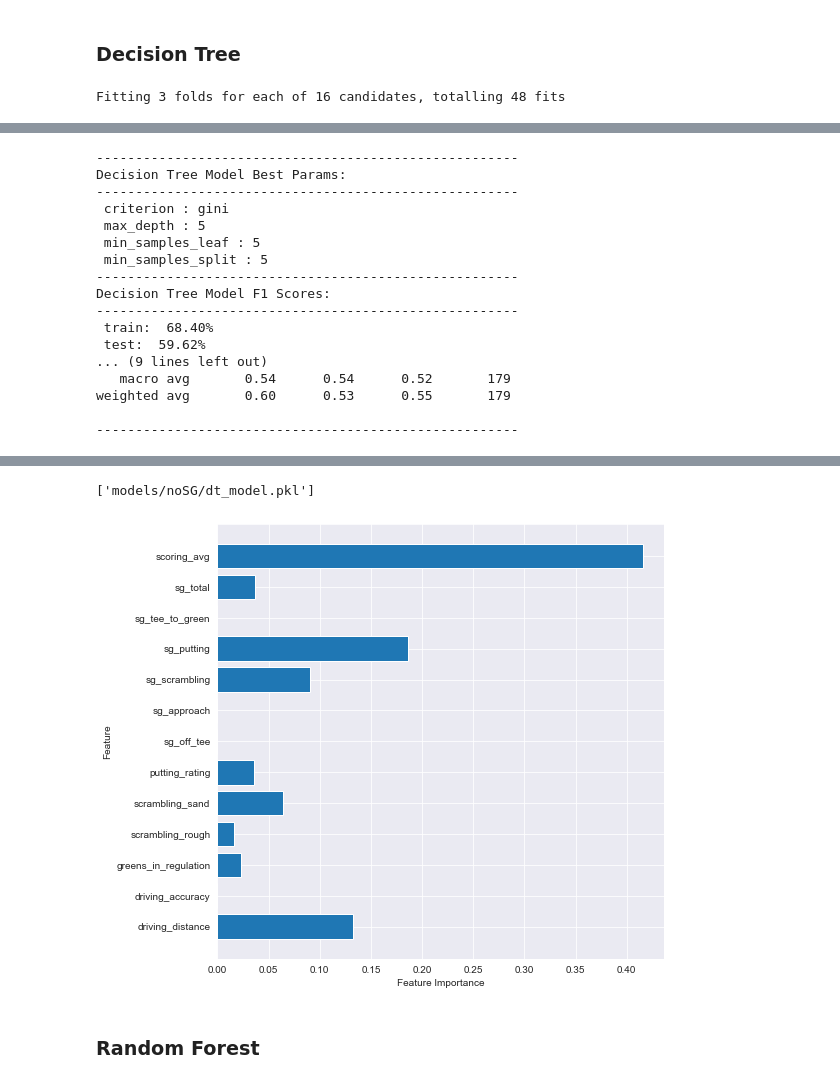
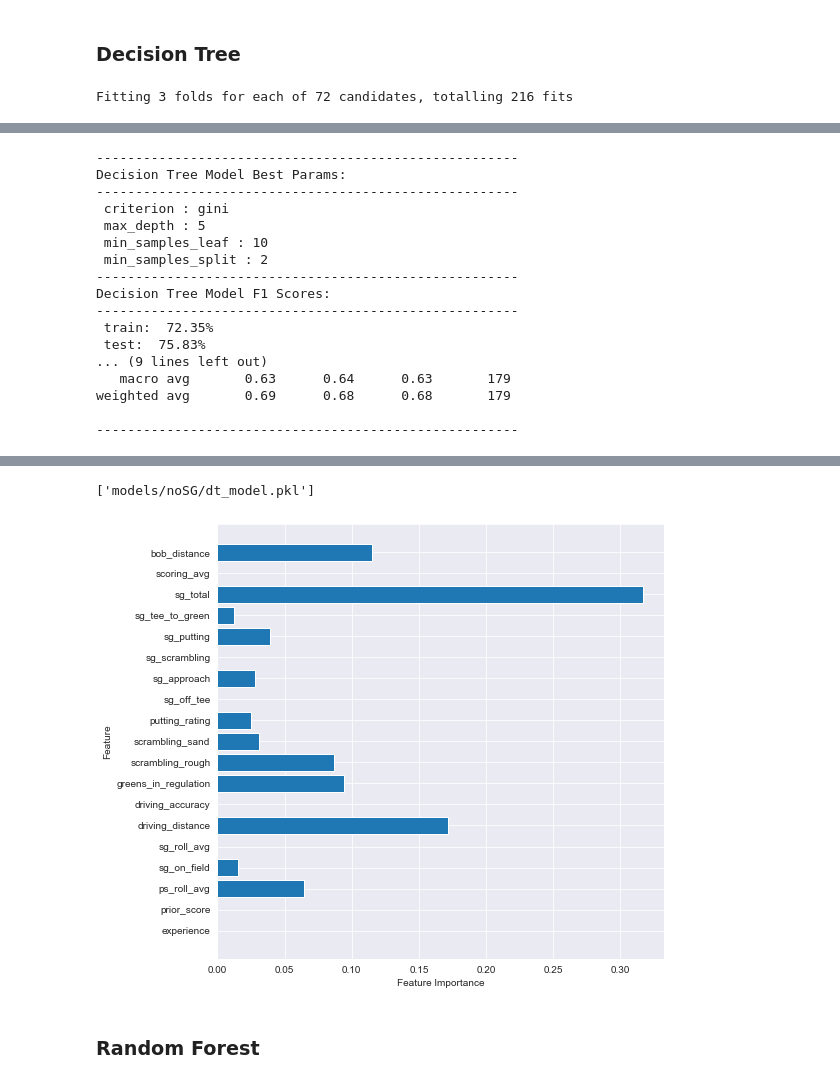
Before and after one commit to jprinfret/masters_tournament_classifier, a Jupyter notebook: 2020 Masters Tournament Predictions.ipynb, the cells around one changed output, grey strips where cells are left out. Drawn from its saved outputs; the diff is of its cells as text; code cells hidden in the pictures.

```diff
--- a/2020 Masters Tournament Predictions.ipynb
+++ b/2020 Masters Tournament Predictions.ipynb
@@ -2057,9 +1105,9 @@ test_size = 0.2
 
 # Labels
 target_names = ['missed_cut', 'made_cut']
-FI_labels = df.drop(['season', 'full_name', 'experience', 'champion', 'top_10', 'made_cut',
-       'sg_over_field', 'total_score', 'prior_score', 'rolling_avg',
-       'prior_avg_field_score', 'birdie_or_better_distance', 'birdie_or_worse_distance'], axis=1).columns.values
+
+FI_labels = df.drop(['full_name', 'season', 'champion', 'top_10',
+                     'made_cut', 'total_score', 'prior_afs'], axis=1).columns.values
 
 # K-folds Cross Validation
 cv = 3
@@ -2069,9 +1117,8 @@ scoring = 'f1'
 # %% [markdown]
 ### Train, Test, and Split
 # %%
-X = df.drop(['season', 'full_name', 'experience', 'champion', 'top_10', 'made_cut',
-       'sg_over_field', 'total_score', 'prior_score', 'rolling_avg',
-       'prior_avg_field_score', 'birdie_or_better_distance', 'birdie_or_worse_distance'], axis=1)
+X = df.drop(['full_name', 'season', 'champion', 'top_10',
+                     'made_cut', 'total_score', 'prior_afs'], axis=1)
 
 y = df['made_cut']
 
@@ -2085,8 +1130,3 @@ X_train, y_train = smt.fit_resample(X_train, y_train)
-# %%
-std = StandardScaler()
-
-X_train = std.fit_transform(X_train)
-X_test = std.transform(X_test)
 # %% [markdown]
 ### Base Model
 # %%
@@ -2357,9 +1397,9 @@ model_name = 'Decision Tree Model'
 # Create param grid for GridSearch
 param_grid = {
     'criterion' : ['gini', 'entropy'],
-    'max_depth' : [2, 5],
-    'min_samples_split' : [5, 10],
-    'min_samples_leaf' : [5, 10]
+    'max_depth' : [2, 5, 10],
+    'min_samples_split' : [2, 5, 10],
+    'min_samples_leaf' : [1, 2, 5, 10]
 }
 
 # Instantiate GridSearch
@@ -2426,5 +1466,5 @@ filename = 'models/noSG/dt_model.pkl'
 model = dt_clf
 joblib.dump(model, filename)
 # %% [output]
-Fitting 3 folds for each of 16 candidates, totalling 48 fits
+Fitting 3 folds for each of 72 candidates, totalling 216 fits
 [Parallel(n_jobs=-1)]: Using backend LokyBackend with 4 concurrent workers.
@@ -2433,15 +1474,15 @@ Decision Tree Model Best Params:
 ------------------------------------------------------
  criterion : gini
  max_depth : 5
- min_samples_leaf : 5
- min_samples_split : 5
+ min_samples_leaf : 10
+ min_samples_split : 2
 ------------------------------------------------------
 Decision Tree Model F1 Scores:
 ------------------------------------------------------
- train:  68.40%
- test:  59.62%
+ train:  72.35%
+ test:  75.83%
 ... (9 lines left out)
-   macro avg       0.54      0.54      0.52       179
-weighted avg       0.60      0.53      0.55       179
+   macro avg       0.63      0.64      0.63       179
+weighted avg       0.69      0.68      0.68       179
 
 ------------------------------------------------------
@@ -2449,5 +1490,5 @@ weighted avg       0.60      0.53      0.55       179
 ['models/noSG/dt_model.pkl']
-[figure, old version]
+[figure, new version]
 # %% [markdown]
 ### Random Forest
 # %%
```
Also changed, not shown: parts of 142 cells of this notebook, 12 other files.
